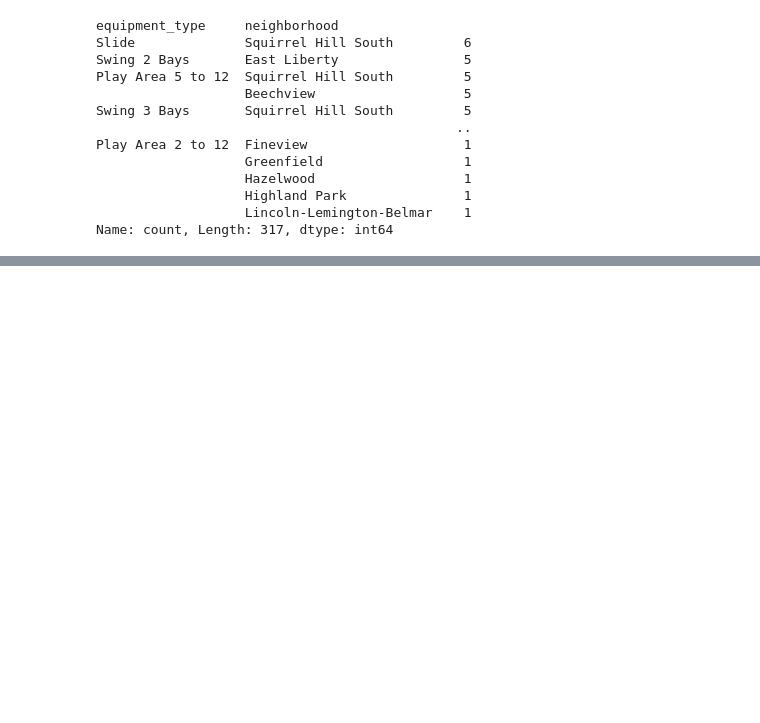
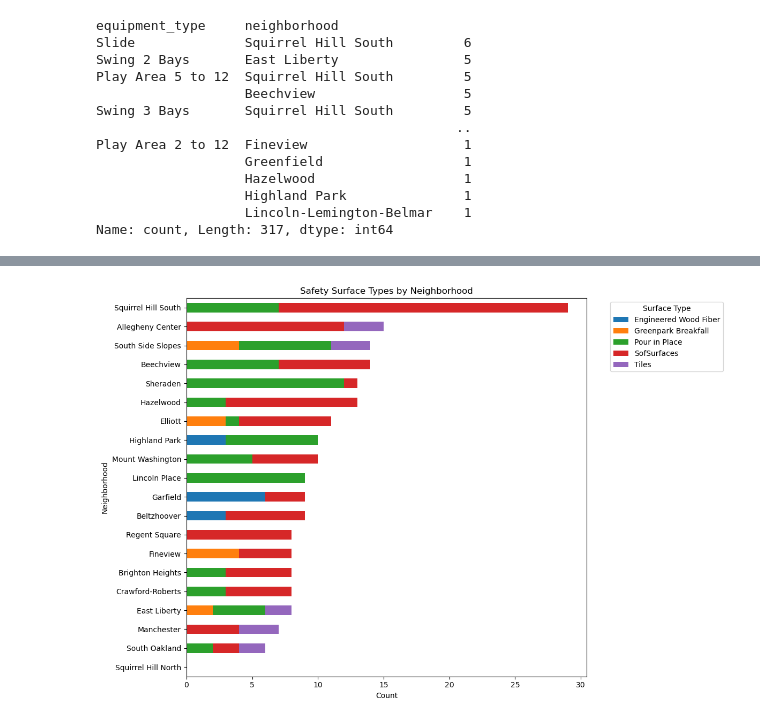
Before and after one commit to worldofrs/BigIdeas-best-PGH-neighborhoods, a Jupyter notebook: RS-playground-equipment-eda.ipynb, the cells around one changed output, grey strips where cells are left out. Saved outputs shown, nothing was run; the diff lists cells and outputs as text; code cells hidden in the pictures; blank space fills up the shorter version.

```diff
--- a/RS-playground-equipment-eda.ipynb
+++ b/RS-playground-equipment-eda.ipynb
@@ -160,0 +273,21 @@ array(['Pour in Place', 'SofSurfaces', 'Greenpark Breakfall', 'Tiles',
+# %%
+surface_pivot = pd.crosstab(data['neighborhood'], data['safety_surface_type'])
+
+# Let's see the top 20 neighborhoods to keep the plot clean
+top_20_neighborhoods = data['neighborhood'].value_counts().head(20).index
+plot_data = surface_pivot.reindex(top_20_neighborhoods, fill_value=0)
+
+# Plotting
+plt.figure(figsize=(12, 8))
+plot_data = surface_pivot.reindex(top_20_neighborhoods, fill_value=0)
+plot_data = plot_data.assign(total=plot_data.sum(axis=1)).sort_values('total', ascending=True).drop(columns='total')
+plot_data.plot(kind='barh', stacked=True, ax=plt.gca())
+
+plt.title("Safety Surface Types by Neighborhood")
+plt.xlabel("Count")
+plt.ylabel("Neighborhood")
+plt.legend(title="Surface Type", bbox_to_anchor=(1.05, 1), loc='upper left')
+plt.tight_layout()
+plt.show()
+# %% [output]
+[figure, added]
```
Also changed, not shown: parts of 19 cells of this notebook.
